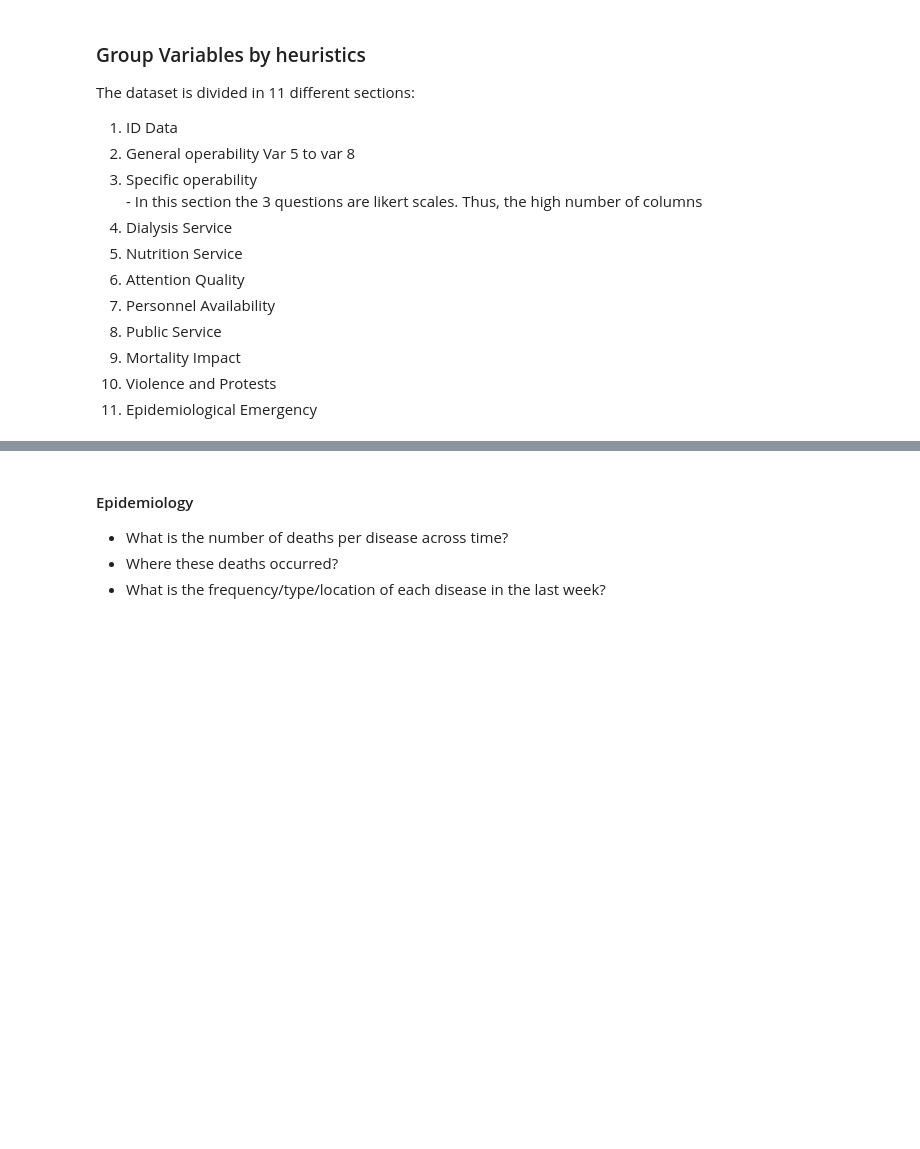
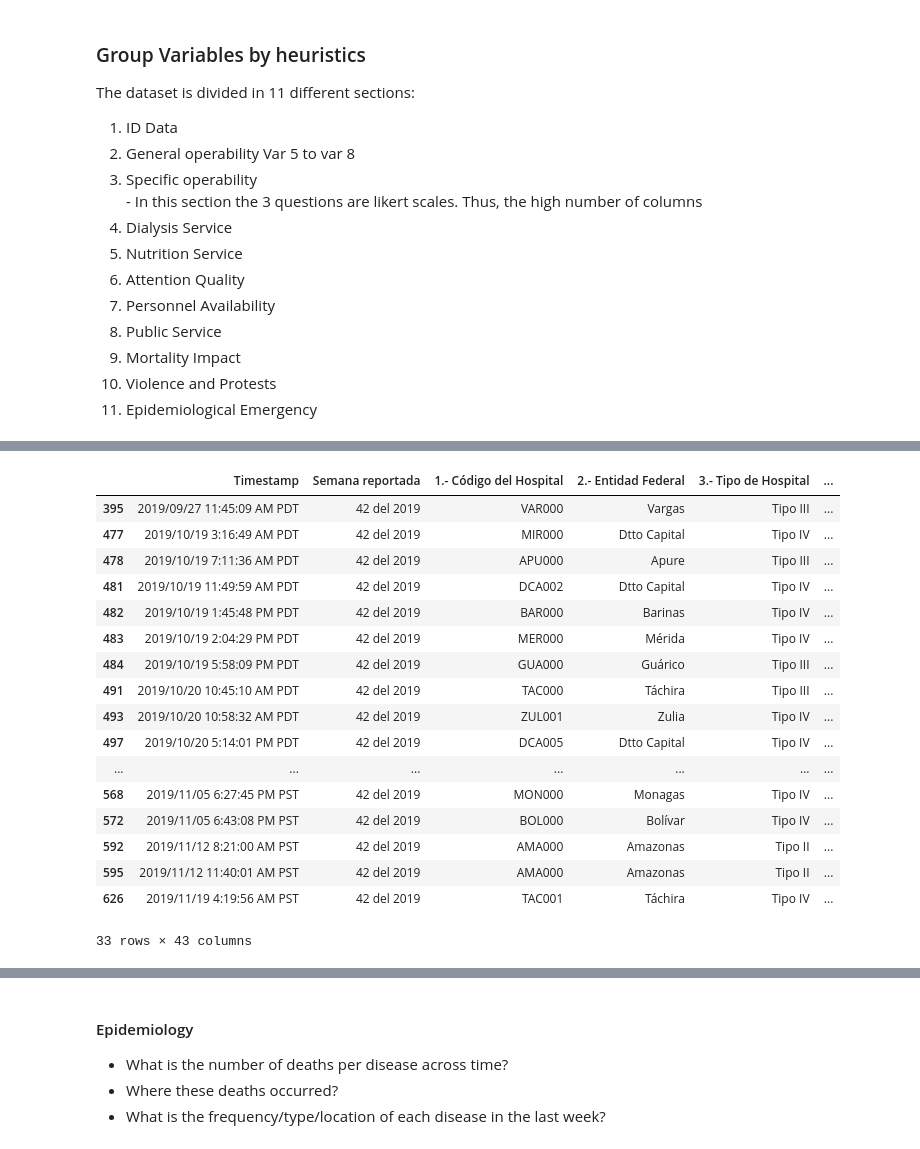
Before and after one commit to dieko95/c4vHackathonFeb2019, a Jupyter notebook: encuestaHospitales/encuestaHospitalesExploration.ipynb, the cells around one changed output, grey strips where cells are left out. Cells and saved outputs as stored; diff of their text form; code cells hidden in the pictures; blank space fills up the shorter version.

```diff
--- a/encuestaHospitales/encuestaHospitalesExploration.ipynb
+++ b/encuestaHospitales/encuestaHospitalesExploration.ipynb
@@ -188,7 +289,28 @@ No null values
 # %%
 # from PyDictionary import PyDictionary
 
 # dictionary = PyDictionary() # In case we need to look up for the medicine definitions.
 
 # dictionary.meaning('Cephalosporins')
-espOp.head()
+con = pd.concat([idData,espOp],axis = 1)
+
+con[con.loc[:,'Semana reportada'] == '42 del 2019']
+# %% [output]
+|  | Timestamp | Semana reportada | 1.- Código del Hospital | 2.- Entidad Federal | 3.- Tipo de Hospital | ... |
+| 395 | 2019/09/27 11:45:09 AM PDT | 42 del 2019 | VAR000 | Vargas | Tipo III | ... |
+| 477 | 2019/10/19 3:16:49 AM PDT | 42 del 2019 | MIR000 | Dtto Capital | Tipo IV | ... |
+| 478 | 2019/10/19 7:11:36 AM PDT | 42 del 2019 | APU000 | Apure | Tipo III | ... |
+| 481 | 2019/10/19 11:49:59 AM PDT | 42 del 2019 | DCA002 | Dtto Capital | Tipo IV | ... |
+| 482 | 2019/10/19 1:45:48 PM PDT | 42 del 2019 | BAR000 | Barinas | Tipo IV | ... |
+| 483 | 2019/10/19 2:04:29 PM PDT | 42 del 2019 | MER000 | Mérida | Tipo IV | ... |
+| 484 | 2019/10/19 5:58:09 PM PDT | 42 del 2019 | GUA000 | Guárico | Tipo III | ... |
+| 491 | 2019/10/20 10:45:10 AM PDT | 42 del 2019 | TAC000 | Táchira | Tipo III | ... |
+| 493 | 2019/10/20 10:58:32 AM PDT | 42 del 2019 | ZUL001 | Zulia | Tipo IV | ... |
+| 497 | 2019/10/20 5:14:01 PM PDT | 42 del 2019 | DCA005 | Dtto Capital | Tipo IV | ... |
+| ... | ... | ... | ... | ... | ... | ... |
+| 568 | 2019/11/05 6:27:45 PM PST | 42 del 2019 | MON000 | Monagas | Tipo IV | ... |
+| 572 | 2019/11/05 6:43:08 PM PST | 42 del 2019 | BOL000 | Bolívar | Tipo IV | ... |
+| 592 | 2019/11/12 8:21:00 AM PST | 42 del 2019 | AMA000 | Amazonas | Tipo II | ... |
+| 595 | 2019/11/12 11:40:01 AM PST | 42 del 2019 | AMA000 | Amazonas | Tipo II | ... |
+| 626 | 2019/11/19 4:19:56 AM PST | 42 del 2019 | TAC001 | Táchira | Tipo IV | ... |
+33 rows × 43 columns
```
Also changed, not shown: parts of 17 cells of this notebook.
